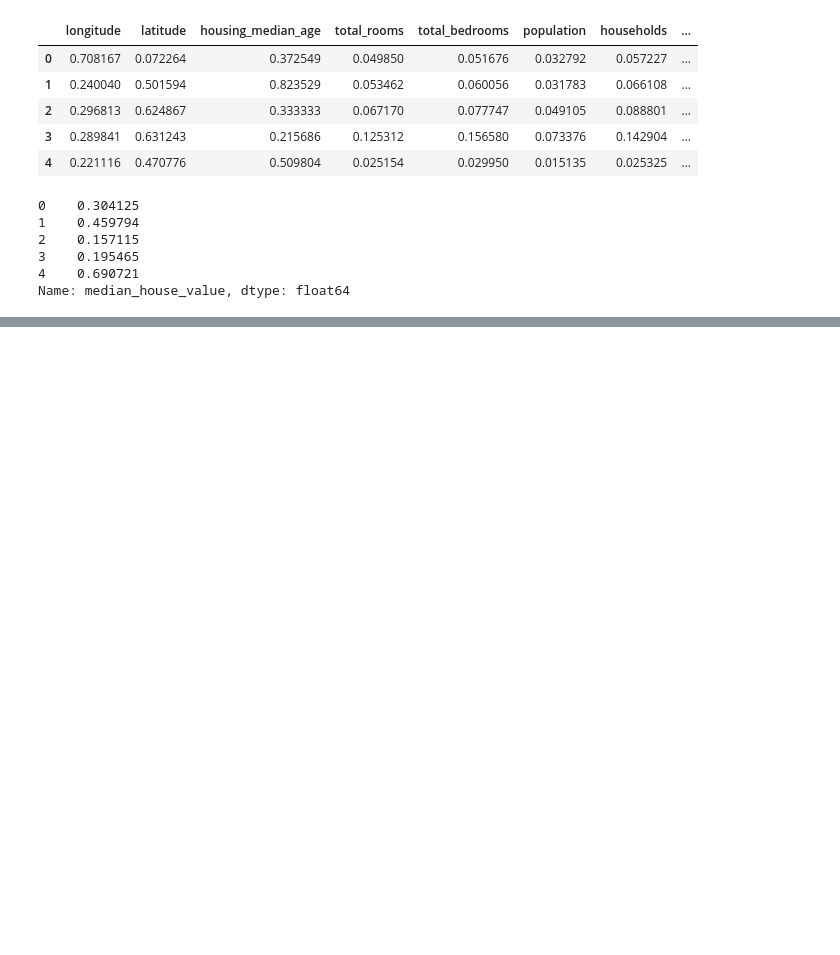
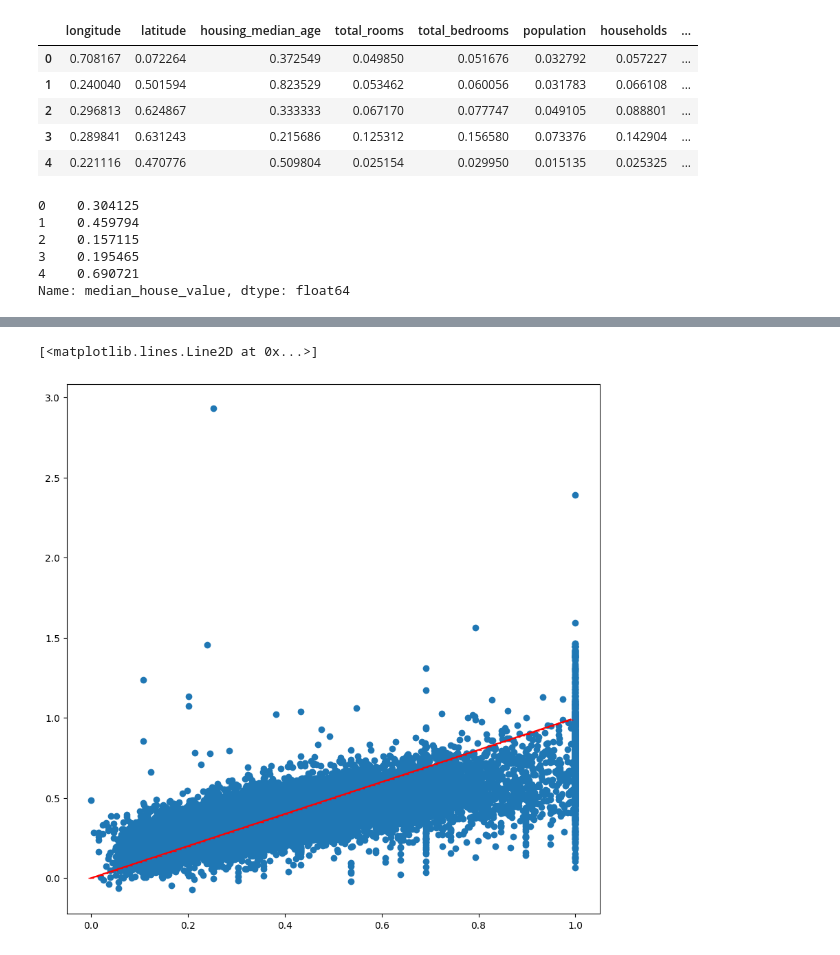
Before and after one commit to dmazilkin/ML-LinearRegression, a Jupyter notebook: nootebooks/housing.ipynb, the cells around one changed output, grey strips where cells are left out. Cells and saved outputs as stored; diff of their text form; code cells hidden in the pictures; blank space fills up the shorter version.

Commit message:
First version of data preparation and target value prediction.

```diff
--- a/nootebooks/housing.ipynb
+++ b/nootebooks/housing.ipynb
@@ -70,3 +71,7 @@ df.corr()
 | INLAND | -0.055575 | 0.351166 | -0.236645 | 0.025624 | -0.006433 | -0.020732 | -0.039402 | ... |
 | NEAR OCEAN | 0.045509 | -0.160818 | 0.021622 | -0.009175 | 0.000676 | -0.024264 | 0.001714 | ... |
 | ISLAND | 0.009446 | -0.016572 | 0.017020 | -0.007572 | -0.004361 | -0.010412 | -0.009077 | ... |
+# %%
+df['people_per_bedroom'] = df['population'] / df['total_bedrooms']
+df['people_per_households'] = df['population'] / df['households']
+df['income_per_household'] = df['median_income'] / df['households']
@@ -117,7 +143,7 @@ y_scaled.head()
 Name: median_house_value, dtype: float64
 # %%
 # initialize linear regression model
-model = LinearRegression(epochs=5000, lr=0.01, metrics=['mse', 'rmse', 'r2'], reg='l1', l1_coef=0.01, sgd_sample=0.5)
+model = LinearRegression(epochs=5000, lr=0.01, metrics=['mse', 'rmse', 'r2'], sgd_sample=0.3)
 # %%
 loss, weights = model.fit(X_scaled, y_scaled, verbose=100)
 # %% [output]
@@ -140,0 +169,10 @@ start | loss: 5.798903891106254 | mse: 5.329176172305227 | rmse: 2.3085008495353
+# %%
+y_predicted = model.predict(X_scaled)
+lin_reg = np.arange(y_scaled.min(), y_scaled.max(), step=0.01)
+
+plt.figure(figsize=(10, 10))
+plt.scatter(y_scaled, y_predicted)
+plt.plot(lin_reg, lin_reg, c='r', marker='_')
+# %% [output]
+[<matplotlib.lines.Line2D at 0x...>]
+[figure, added]
```
Also changed, not shown: parts of 4 cells of this notebook.
